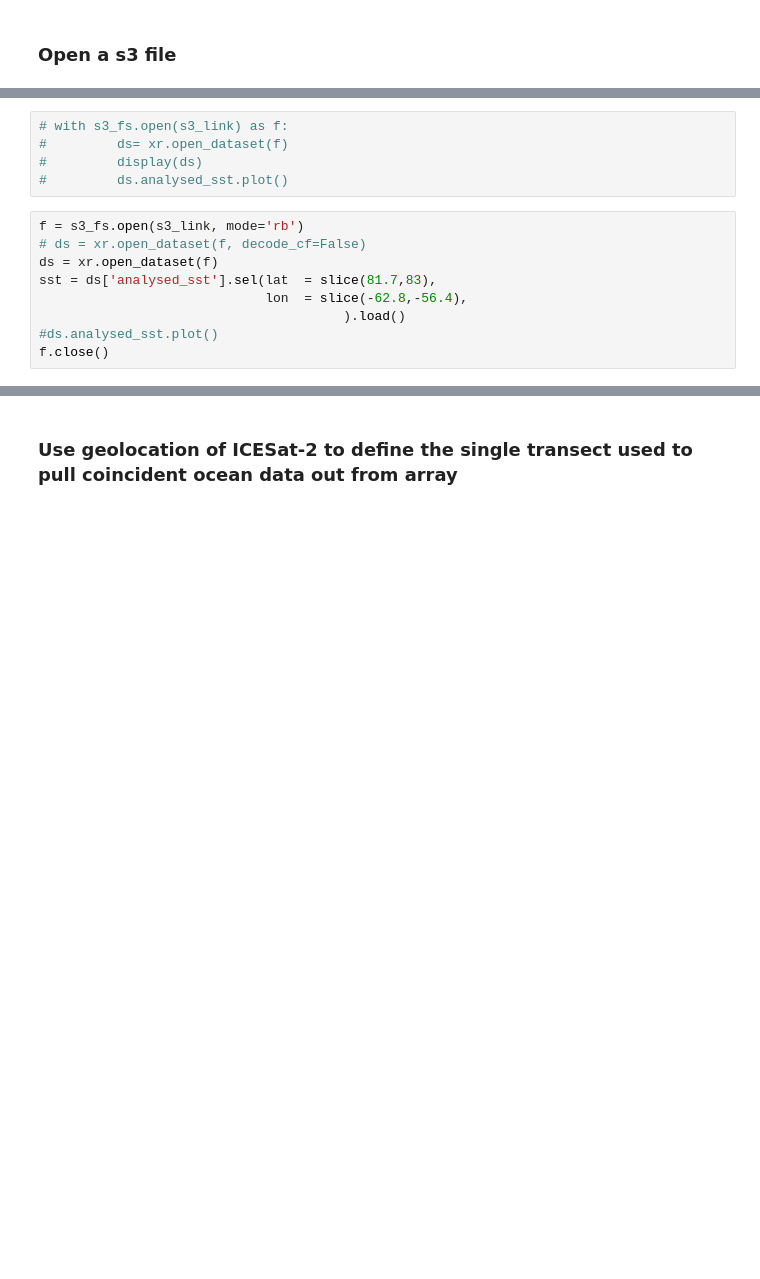
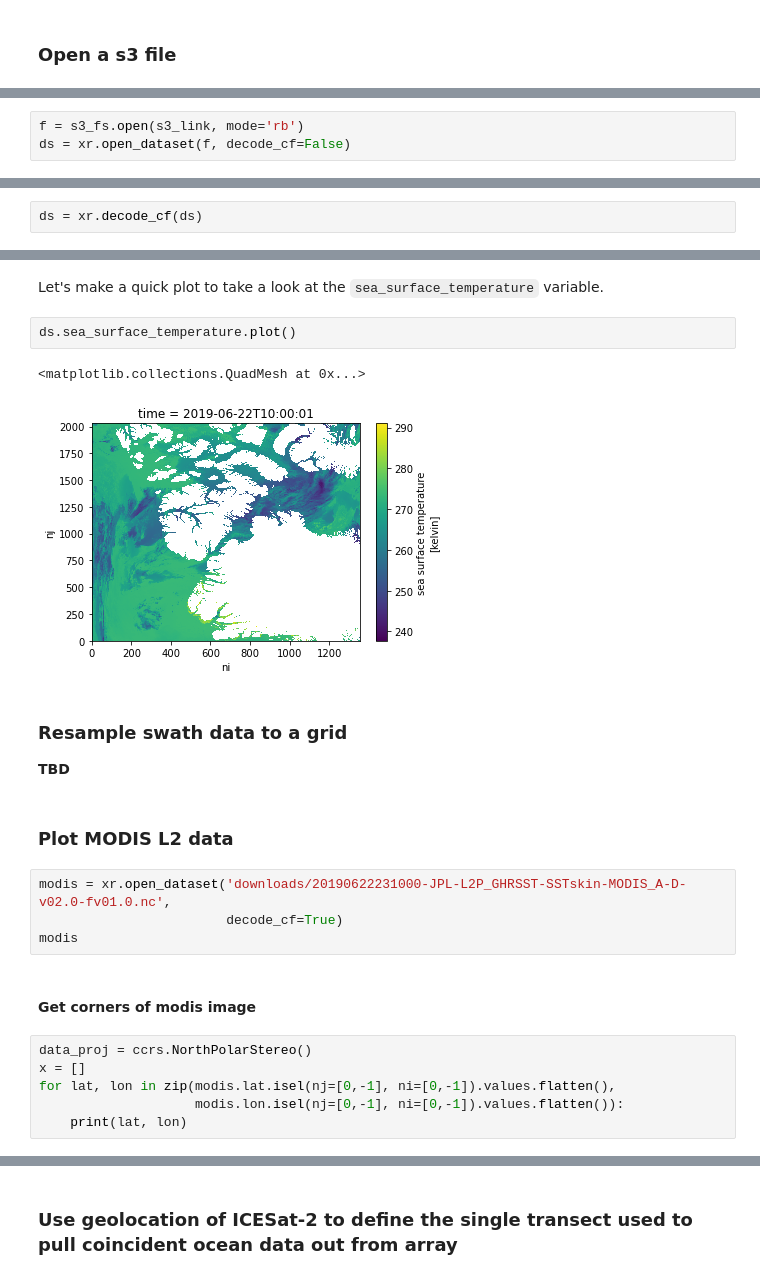
Before and after one commit to NASA-Openscapes/2021-Cloud-Hackathon, a Jupyter notebook: tutorials/Data_Access__Harmonize-cloud-non-cloud.ipynb, the cells around one changed output, grey strips where cells are left out. Saved outputs shown, nothing was run; the diff lists cells and outputs as text; blank space fills up the shorter version.

```diff
--- a/tutorials/Data_Access__Harmonize-cloud-non-cloud.ipynb
+++ b/tutorials/Data_Access__Harmonize-cloud-non-cloud.ipynb
@@ -348,14 +500,3 @@ s3_fs = s3fs.S3FileSystem(
 # %%
-# with s3_fs.open(s3_link) as f:
-#         ds= xr.open_dataset(f)
-#         display(ds)
-#         ds.analysed_sst.plot()
+f = s3_fs.open(s3_link, mode='rb')
+ds = xr.open_dataset(f, decode_cf=False)
-# %%
-f = s3_fs.open(s3_link, mode='rb')
-# ds = xr.open_dataset(f, decode_cf=False)
-ds = xr.open_dataset(f)
-sst = ds['analysed_sst'].sel(lat  = slice(81.7,83),
-                             lon  = slice(-62.8,-56.4),
-                                       ).load()
-#ds.analysed_sst.plot()
-f.close()
@@ -386,0 +550,2 @@ sst.plot()
+# %%
+ds = xr.decode_cf(ds)
@@ -386,0 +572,24 @@ sst.plot()
+# %% [markdown]
+Let's make a quick plot to take a look at the `sea_surface_temperature` variable.
+# %%
+ds.sea_surface_temperature.plot()
+# %% [output]
+<matplotlib.collections.QuadMesh at 0x...>
+[figure, added]
+# %% [markdown]
+### Resample swath data to a grid
+__TBD__
+# %% [markdown]
+### Plot MODIS L2 data
+# %%
+modis = xr.open_dataset('downloads/20190622231000-JPL-L2P_GHRSST-SSTskin-MODIS_A-D-v02.0-fv01.0.nc',
+                        decode_cf=True)
+modis
+# %% [markdown]
+#### Get corners of modis image
+# %%
+data_proj = ccrs.NorthPolarStereo()
+x = []
+for lat, lon in zip(modis.lat.isel(nj=[0,-1], ni=[0,-1]).values.flatten(),
+                    modis.lon.isel(nj=[0,-1], ni=[0,-1]).values.flatten()):
+    print(lat, lon)
```
Also changed, not shown: parts of 42 cells of this notebook.
